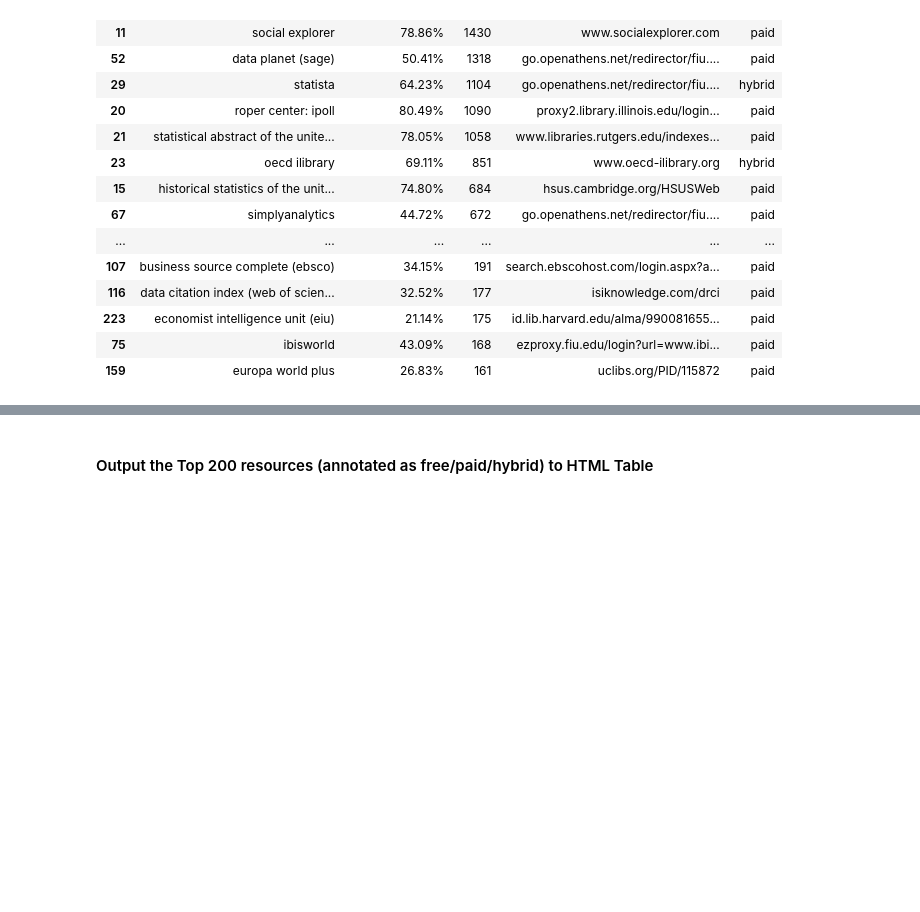
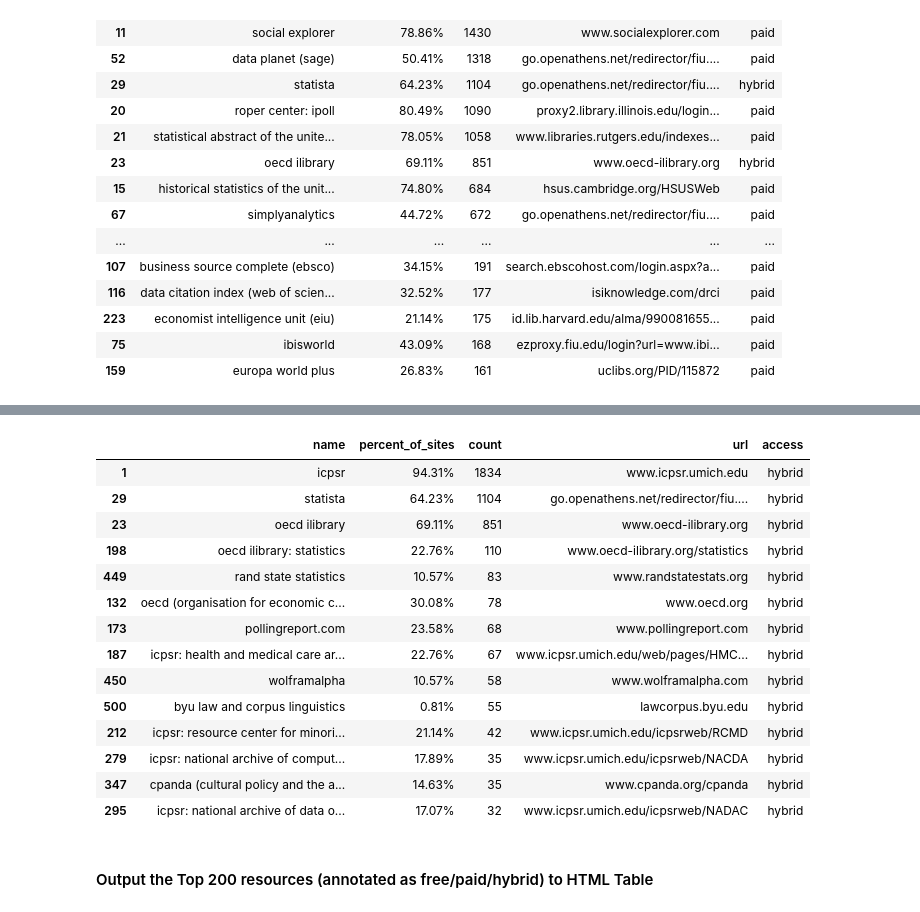
Before and after one commit to chennesy/lg_data, a Jupyter notebook: lg_data_pub.ipynb, the cells around one changed output, grey strips where cells are left out. Cells and saved outputs as stored; diff of their text form; code cells hidden in the pictures; blank space fills up the shorter version.

```diff
--- a/lg_data_pub.ipynb
+++ b/lg_data_pub.ipynb
@@ -320,21 +318,42 @@ free_paid_df = pd.read_csv('csvs_input/top_dbs_annotated.csv', index_col='Unname
 free_paid_df = free_paid_df.sort_values(by='count', ascending=False)
 free_paid_df = free_paid_df.drop(columns=['sum'])
 
-paid_df = free_paid_df[free_paid_df['access'] != 'free']
+paid_df = free_paid_df[free_paid_df['access'] == 'paid']
 free_df = free_paid_df[free_paid_df['access'] == 'free']
+hybrid_df = free_paid_df[free_paid_df['access'] == 'hybrid']
+paid_hybrid_df = free_paid_df[free_paid_df['access'] != 'free']
 
 print(
     'Percentage of top 500 resources that are paid or hybrid:',
+    '{:.2%}'.format((len(paid_hybrid_df)/len(free_paid_df))),
+    '\nNumber that are paid or hybrid:',
+    len(paid_hybrid_df),
+    '\n\tPercentage of top 500 resources that are paid:',
     '{:.2%}'.format((len(paid_df)/len(free_paid_df))),
+    '\n\tNumber that are paid:',
+    len(paid_df),
+    '\n\tPercentage of top 500 resources that are hybrid:',
+    '{:.2%}'.format((len(hybrid_df)/len(free_paid_df))),
+    '\n\tNumber that are hybrid:',
+    len(hybrid_df),
      '\nPercentage of top 500 resources that are free:',
-      '{:.2%}'.format((len(free_df)/len(free_paid_df)))
+      '{:.2%}'.format((len(free_df)/len(free_paid_df))),
+    '\nNumber that are free:',
+    len(free_df),
                    )
 
 print(
-    '\nNumer of links to paid resources:', paid_df['count'].sum(),
-    '\nMean number of links per paid resource:', '{:.2f}'.format(paid_df['count'].mean()),
+    '\n\nNumber of links for paid/hybrid resources:', paid_hybrid_df['count'].sum(),
+    '\nMean number of links per paid/hybrid resource:', '{:.2f}'.format(paid_hybrid_df['count'].mean()),
+    '\n\n\tNumer of links to paid resources:', paid_df['count'].sum(),
+    '\n\tMean number of links per paid resource:', '{:.2f}'.format(paid_df['count'].mean()),
+    '\n\tMedian number of links per paid resource:', '{:.2f}'.format(paid_df['count'].median()),
+    '\n\n\tNumer of links to hybrid resources:', hybrid_df['count'].sum(),
+    '\n\tMean number of links per hybrid resource:', '{:.2f}'.format(hybrid_df['count'].mean()),
+    '\n\tMedian number of links per hybrid resource:', '{:.2f}'.format(hybrid_df['count'].median()),
     '\n\nNumber of links for free resources:', free_df['count'].sum(),
-    '\nMean number of links per free resource:', '{:.2f}'.format(free_df['count'].mean())
+    '\nMean number of links per free resource:', '{:.2f}'.format(free_df['count'].mean()),
+    '\nMedian number of links per free resource:', '{:.2f}'.format(free_df['count'].median())
 )
 # %% [output]
 Percentage of top 500 resources that are paid or hybrid: 20.28%
@@ -384,3 +416,21 @@ free_df
+# %%
+hybrid_df[0:20]
+# %% [output]
+|  | name | percent_of_sites | count | url | access |
+| 1 | icpsr | 94.31% | 1834 | www.icpsr.umich.edu | hybrid |
+| 29 | statista | 64.23% | 1104 | go.openathens.net/redirector/fiu.... | hybrid |
+| 23 | oecd ilibrary | 69.11% | 851 | www.oecd-ilibrary.org | hybrid |
+| 198 | oecd ilibrary: statistics | 22.76% | 110 | www.oecd-ilibrary.org/statistics | hybrid |
+| 449 | rand state statistics | 10.57% | 83 | www.randstatestats.org | hybrid |
+| 132 | oecd (organisation for economic c... | 30.08% | 78 | www.oecd.org | hybrid |
+| 173 | pollingreport.com | 23.58% | 68 | www.pollingreport.com | hybrid |
+| 187 | icpsr: health and medical care ar... | 22.76% | 67 | www.icpsr.umich.edu/web/pages/HMC... | hybrid |
+| 450 | wolframalpha | 10.57% | 58 | www.wolframalpha.com | hybrid |
+| 500 | byu law and corpus linguistics | 0.81% | 55 | lawcorpus.byu.edu | hybrid |
+| 212 | icpsr: resource center for minori... | 21.14% | 42 | www.icpsr.umich.edu/icpsrweb/RCMD | hybrid |
+| 279 | icpsr: national archive of comput... | 17.89% | 35 | www.icpsr.umich.edu/icpsrweb/NACDA | hybrid |
+| 347 | cpanda (cultural policy and the a... | 14.63% | 35 | www.cpanda.org/cpanda | hybrid |
+| 295 | icpsr: national archive of data o... | 17.07% | 32 | www.icpsr.umich.edu/icpsrweb/NADAC | hybrid |
 # %% [markdown]
 #### Output the Top 200 resources (annotated as free/paid/hybrid) to HTML Table
 # %%
```
Also changed, not shown: parts of 8 cells of this notebook.
